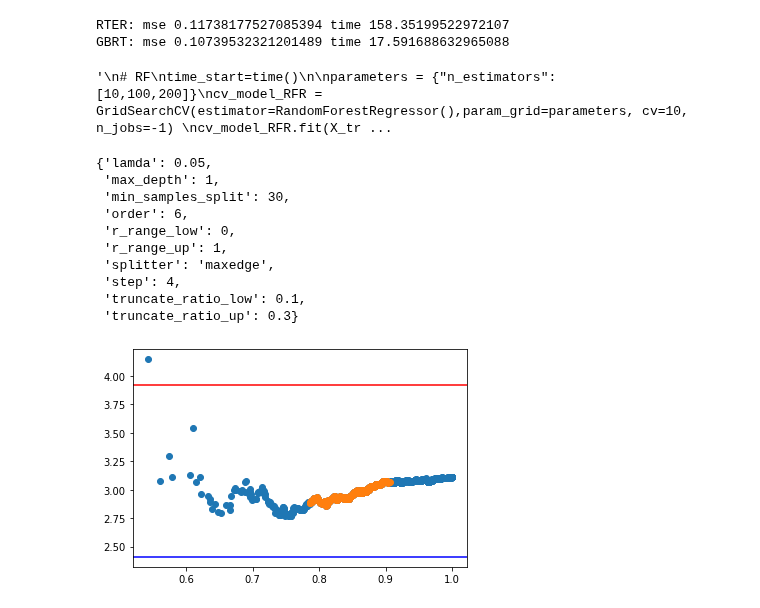
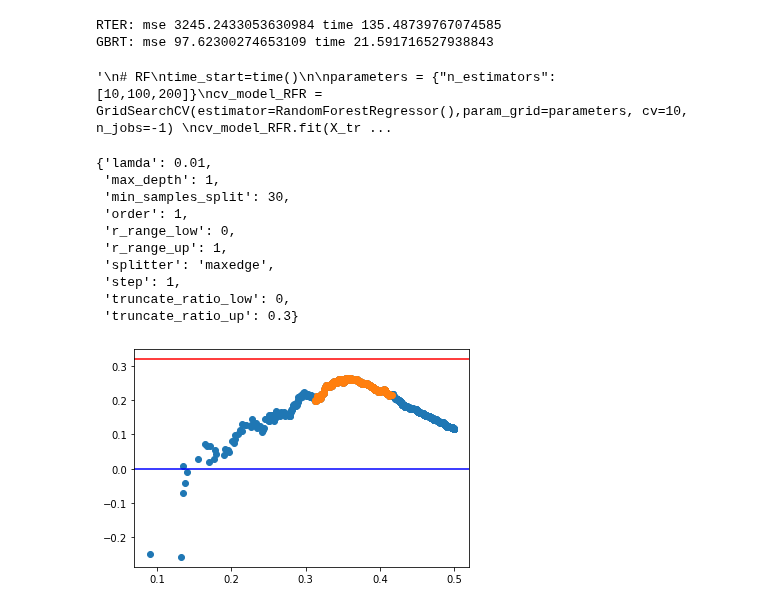
Before and after one commit to Karlmyh/RTER, a Jupyter notebook: parameter tuning.ipynb, the cells around one changed output. Saved outputs shown, nothing was run; the diff lists cells and outputs as text; code cells hidden in the pictures.

Commit message:
fix error for order =0

```diff
--- a/parameter tuning.ipynb
+++ b/parameter tuning.ipynb
@@ -29,7 +29,7 @@ np.random.seed(1)
 
 
 
-sample_generator=TestDistribution(7).returnDistribution()
+sample_generator=TestDistribution(3).returnDistribution()
 n_test, n_train = 10000,3000
 X_train, Y_train = sample_generator.generate(n_train)
 X_test, Y_test = sample_generator.generate(n_test)
@@ -40,7 +40,7 @@ X_test, Y_test = sample_generator.generate(n_test)
 time_start=time()
 parameters={"truncate_ratio_low":[0,0.1,0.2], "truncate_ratio_up":[0.3,0.4,0.6,0.8 ],
            "min_samples_split":[30], "max_depth":[1,2,3,4,5],
-           "order":[1,2,3,4,6],"splitter":["maxedge"],
+           "order":[0,1,2,3],"splitter":["maxedge"],
            "r_range_low":[0],"r_range_up":[1],
            "step":[1,2,4],"lamda":[0.01,0.05,0.1,0.5]}
 cv_model_RTER=GridSearchCV(estimator=RegressionTree(),param_grid=parameters, cv=10, n_jobs=-1)
@@ -138,35 +138,35 @@ time_end=time()
 print("EKNN: mse {} time {}".format(mse_score,time_end-time_start))
 '''
 # %% [output]
-RTER: mse 0.11738177527085394 time 158.35199522972107
-GBRT: mse 0.10739532321201489 time 17.591688632965088
+RTER: mse 3245.2433053630984 time 135.48739767074585
+GBRT: mse 97.62300274653109 time 21.591716527938843
 '\n# RF\ntime_start=time()\n\nparameters = {"n_estimators":[10,100,200]}\ncv_model_RFR = GridSearchCV(estimator=RandomForestRegressor(),param_grid=parameters, cv=10, n_jobs=-1) \ncv_model_RFR.fit(X_tr ...
 # %%
 cv_model_RTER.best_params_
 # %% [output]
-{'lamda': 0.05,
+{'lamda': 0.01,
  'max_depth': 1,
  'min_samples_split': 30,
- 'order': 6,
+ 'order': 1,
  'r_range_low': 0,
  'r_range_up': 1,
  'splitter': 'maxedge',
- 'step': 4,
- 'truncate_ratio_low': 0.1,
+ 'step': 1,
+ 'truncate_ratio_low': 0,
  'truncate_ratio_up': 0.3}
 # %%
 node_idx=0
-order, truncate_ratio_low, truncate_ratio_up , r_range_low, r_range_up,step,lamda = 3,0.1,0.4,0,1,1,0.001
+order, truncate_ratio_low, truncate_ratio_up , r_range_low, r_range_up,step,lamda = 1,0.1,0.4,0,1,1,0
 query_obj=list(RTER_model.tree_.leafnode_fun.values())[node_idx]
 X_range,dt_X, dt_Y = query_obj.X_range, query_obj.dt_X, query_obj.dt_Y
 X_range
 X_extra= X_range.mean(axis=0)+0.01
 order, truncate_ratio_low, truncate_ratio_up , r_range_low, r_range_up= order, truncate_ratio_low, truncate_ratio_up , r_range_low, r_range_up
 
 sorted_ratio, sorted_prediction, intercept = RTER_model.get_node_extrapolation(dt_X, dt_Y, X_extra, X_range, order, truncate_ratio_low, truncate_ratio_up,r_range_low, r_range_up,step,lamda)
 _=plt.scatter((sorted_ratio),sorted_prediction)
 _=plt.scatter((sorted_ratio)[int(len(sorted_ratio)*truncate_ratio_low):int(len(sorted_ratio)*truncate_ratio_up)],sorted_prediction[int(len(sorted_prediction)*truncate_ratio_low):int(len(sorted_prediction)*truncate_ratio_up)])
 _=plt.axhline(intercept,color="red")
 _=plt.axhline(sample_generator.evaluate(X_extra.reshape(1,-1)),color="blue")
 # %% [output]
-[figure, old version]
+[figure, new version]
```
Also changed, not shown: 11 other files.
